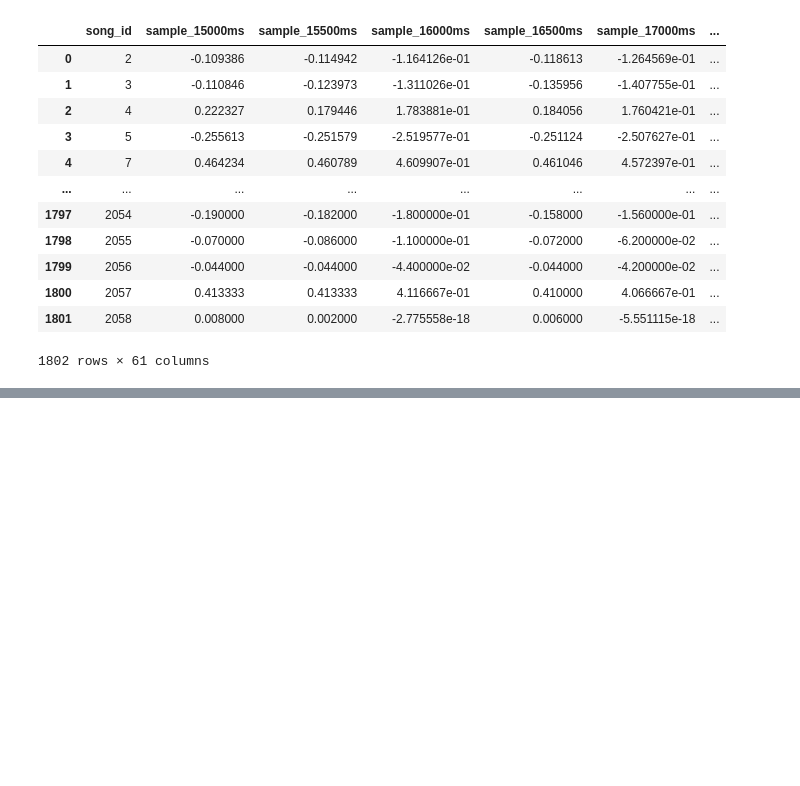
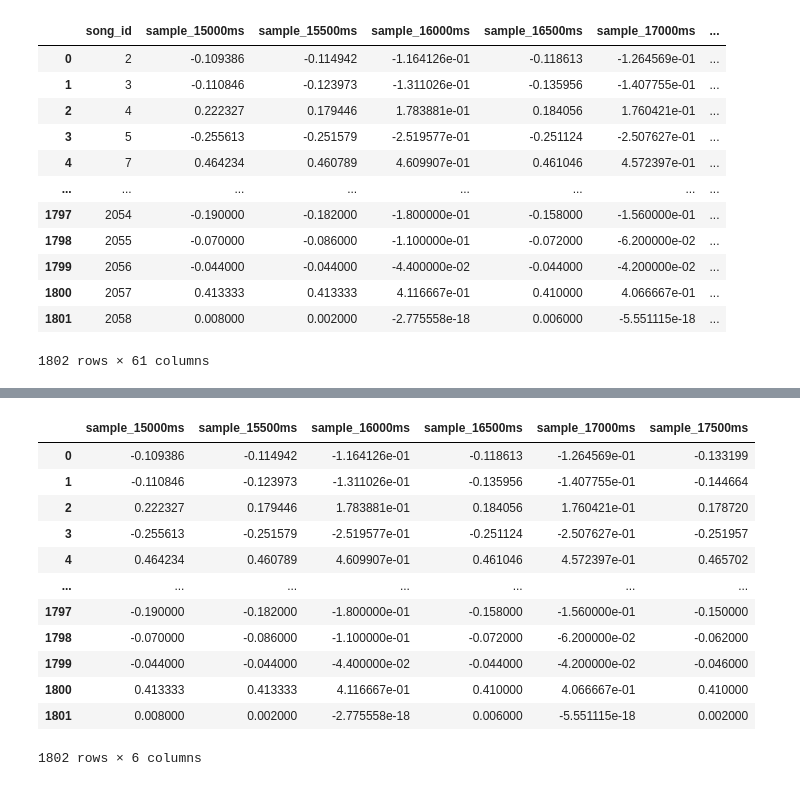
Before and after one commit to EduardoGarcia528/Emociones_class, a Jupyter notebook: class/Clasificador.ipynb, the cells around one changed output, grey strips where cells are left out. Drawn from its saved outputs; the diff is of its cells as text; code cells hidden in the pictures; blank space fills up the shorter version.

```diff
--- a/class/Clasificador.ipynb
+++ b/class/Clasificador.ipynb
@@ -79,3 +141,19 @@ fig.show()
+# %%
+df_arsl.iloc[:, 1:7]
+# %% [output]
+|  | sample_15000ms | sample_15500ms | sample_16000ms | sample_16500ms | sample_17000ms | sample_17500ms |
+| 0 | -0.109386 | -0.114942 | -1.164126e-01 | -0.118613 | -1.264569e-01 | -0.133199 |
+| 1 | -0.110846 | -0.123973 | -1.311026e-01 | -0.135956 | -1.407755e-01 | -0.144664 |
+| 2 | 0.222327 | 0.179446 | 1.783881e-01 | 0.184056 | 1.760421e-01 | 0.178720 |
+| 3 | -0.255613 | -0.251579 | -2.519577e-01 | -0.251124 | -2.507627e-01 | -0.251957 |
+| 4 | 0.464234 | 0.460789 | 4.609907e-01 | 0.461046 | 4.572397e-01 | 0.465702 |
+| ... | ... | ... | ... | ... | ... | ... |
+| 1797 | -0.190000 | -0.182000 | -1.800000e-01 | -0.158000 | -1.560000e-01 | -0.150000 |
+| 1798 | -0.070000 | -0.086000 | -1.100000e-01 | -0.072000 | -6.200000e-02 | -0.062000 |
+| 1799 | -0.044000 | -0.044000 | -4.400000e-02 | -0.044000 | -4.200000e-02 | -0.046000 |
+| 1800 | 0.413333 | 0.413333 | 4.116667e-01 | 0.410000 | 4.066667e-01 | 0.410000 |
+| 1801 | 0.008000 | 0.002000 | -2.775558e-18 | 0.006000 | -5.551115e-18 | 0.002000 |
+1802 rows × 6 columns
 # %%
 grupos = MEAN_df.groupby('Emotion')
 dataframes_separados = {}
```
Also changed, not shown: parts of 4 cells of this notebook.
